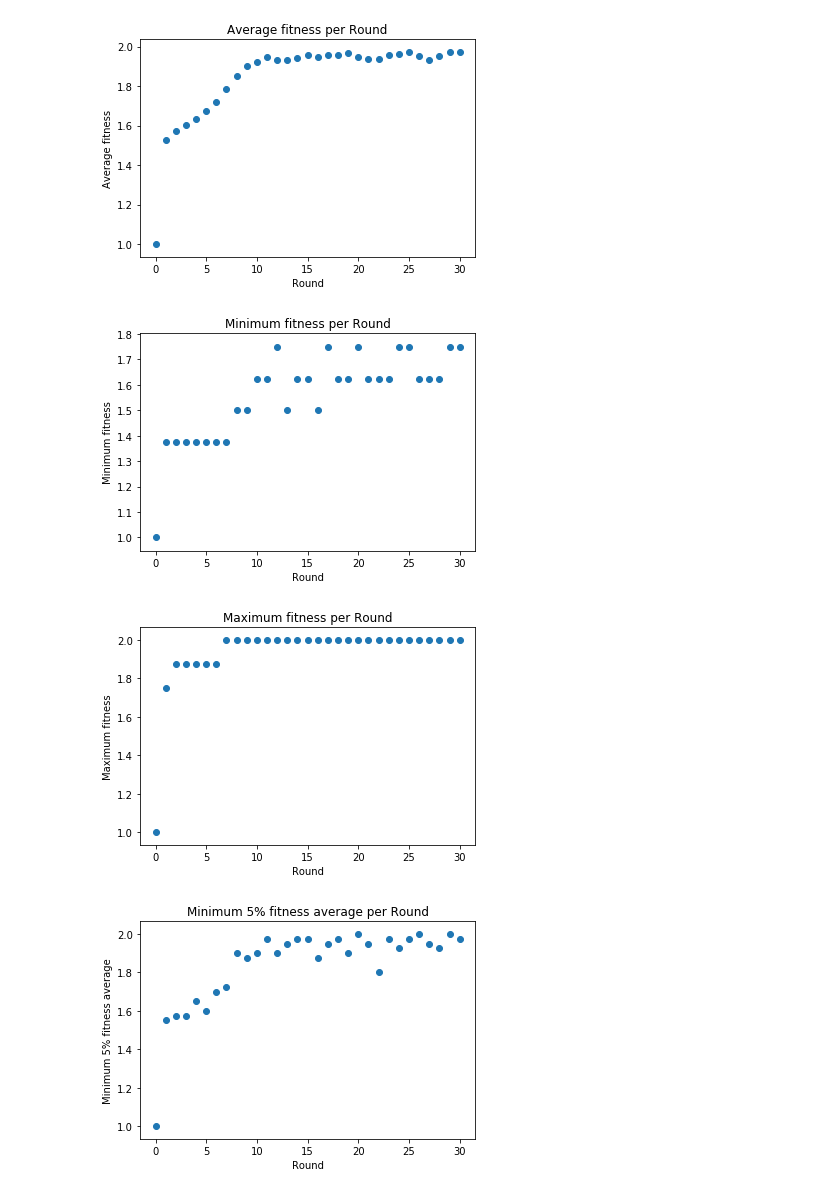
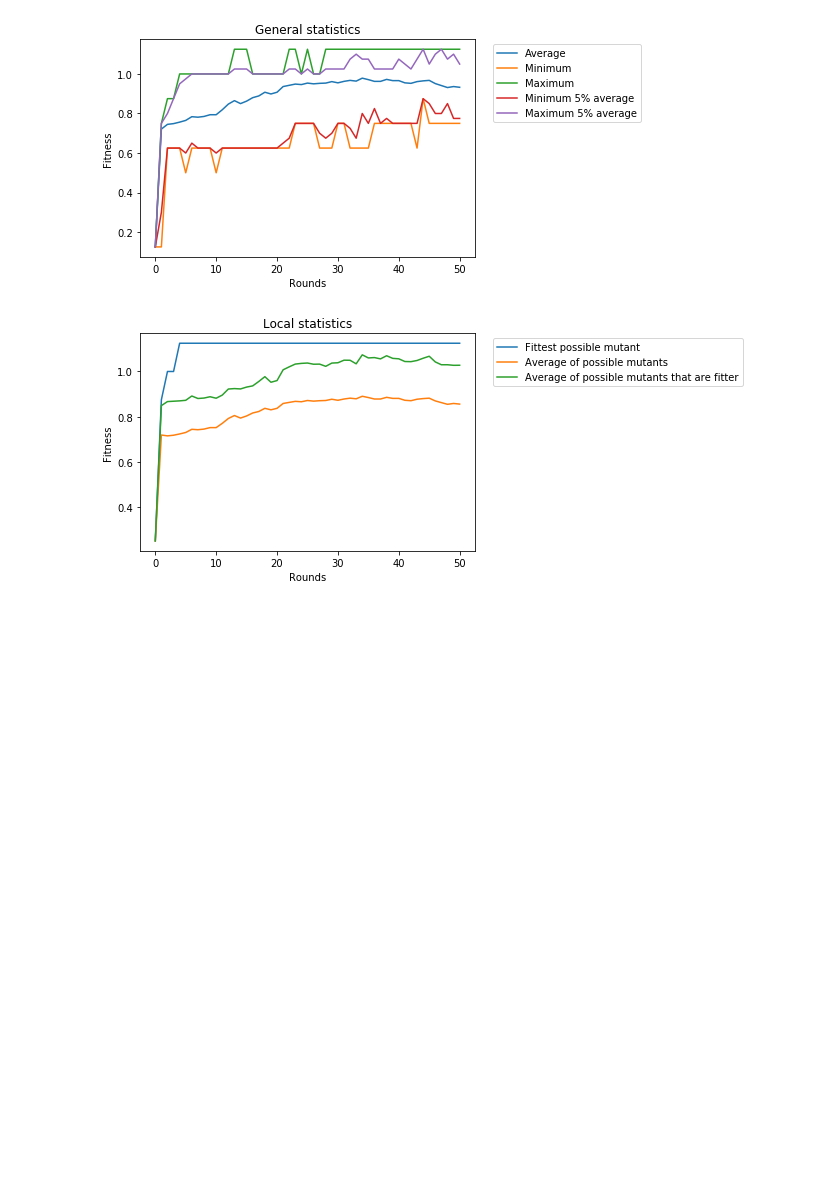
Before and after one commit to strimbu-alexandru/Evolution-Simulator, a Jupyter notebook: EvoSim.ipynb, the cells around one changed output. Cells and saved outputs as stored; diff of their text form; code cells hidden in the pictures; blank space fills up the shorter version.

Commit message:
Added Poisson distribution for child creation and made graphs prettier.

```diff
--- a/EvoSim.ipynb
+++ b/EvoSim.ipynb
@@ -33,32 +36,22 @@ class Organism:
         clauseNum = len(self._env)
         for clause in self._env :
             solvedClauses += clause.evaluate(self._genome)
-        return 1 + solvedClauses / clauseNum     #fitness >= 1
+        return solvedClauses + 1         #fitness >= 1
 
     def mutate(self):                        #triggers a mutation cycle where each gene can change with probability prob
         varNum = len(self._genome)
         for i in range(0, varNum) :
-            p = random.random()
-            if p < probability:
+            doMutation = np.random.binomial(1, probability, 1)
+            if doMutation == 1:
                 self._genome[i] = 1 - self._genome[i]
         self._fitness = self._computeFitness()
 
-    def offsprings(self):                    #returns a list of offsprings based on the current fitness
+    def offsprings(self, totalFitness, orgNum):                    #returns a list of offsprings based on the current fitness
         offsprings = []
-        if self._fitness > 1.3 :
-            offsprings.append(Organism(self._genome.copy(), self._env.copy(), self._prob))
-            if self._fitness > 1.6 :
-                offsprings.append(Organism(self._genome.copy(), self._env.copy(), self._prob))
-                if self._fitness > 1.8 :
-                    offsprings.append(Organism(self._genome.copy(), self._env.copy(), self._prob))
-                    if self._fitness > 1.84 :
-                        offsprings.append(Organism(self._genome.copy(), self._env.copy(), self._prob))
-                        if self._fitness > 1.88 :
-                            offsprings.append(Organism(self._genome.copy(), self._env.copy(), self._prob))
-                            if self._fitness > 1.94 :
-                                offsprings.append(Organism(self._genome.copy(), self._env.copy(), self._prob))
-                                offsprings.append(Organism(self._genome.copy(), self._env.copy(), self._prob))
-                                offsprings.append(Organism(self._genome.copy(), self._env.copy(), self._prob))
+        myFitness = self._fitness
+        s = int(np.random.poisson(myFitness * orgNum / totalFitness, 1))   #draw a sample from Poisson distribution
+        for i in range (0, s):                                  # we must have at most n children, so we integrate this directly in the sampling
+            offsprings.append(Organism(self._genome.copy(), self._env, self._prob))
         return offsprings
 
     def getFitness(self):
@@ -245,8 +242,13 @@ class Population:                        #contains the current population and st
         self._prob = prob
         self._organisms = []
         self._round = 0
-        self._stats = Statistics(self)
-        self._localStats = LocalStatistics(self)
+        self._maxPossibleFitness = 0    #used to normalize fitness when plotting
+
+        for x in env:
+            self._maxPossibleFitness += x.getWeight()
+
+        self._stats = Statistics(self, self._maxPossibleFitness)
+        self._localStats = LocalStatistics(self, self._maxPossibleFitness)
 
         for i in range(0, orgNum):
             self._organisms.append(Organism(initial, self._env, self._prob))
@@ -268,9 +270,12 @@ class Population:                        #contains the current population and st
     def nextGeneration(self):
         nextGenPool = []
         self._round += 1
+        totalFitness = 0                                        #compute total fitness for offspring generation
         for i in range(0, orgNum):
             self._organisms[i].mutate()                          #generate mutations
-            nextGenPool += self. _organisms[i].offsprings()       #compute the next generation pool
+            totalFitness += self._organisms[i].getFitness()
+        for i in range(0, orgNum):
+            nextGenPool += self. _organisms[i].offsprings(totalFitness, orgNum)       #compute the next generation pool
         shuffle(nextGenPool)                               #shuffle the pool
         newLen = len(nextGenPool)
         if newLen < orgNum :
@@ -301,23 +306,21 @@ class Simulator:
         self._population.getLocalStats().plotStats()
 # %%
 initial = [0, 0, 0, 0, 0, 0, 0, 0]
-probability = 0.05
-rounds = 30
+probability = 0.01
+rounds = 50
 orgNum = 100
 clause1 = Clause([1],1)
 clause2 = Clause([2],1)
 clause3 = Clause([3],1)
 clause4 = Clause([4],1)
 clause5 = Clause([5],1)
 clause6 = Clause([6],1)
 clause7 = Clause([7],1)
 clause8 = Clause([8],1)
 clauses = [clause1, clause2, clause3, clause4, clause5, clause6, clause7, clause8]
 
 mySim = Simulator(initial, probability, rounds, orgNum, clauses)
 mySim.run()
 # %% [output]
-[figure, old version]
+[figure, new version]
-[figure, old version]
+[figure, new version]
-[figure, removed]
-[figure, removed]
```
Also changed, not shown: parts of 8 cells of this notebook.
